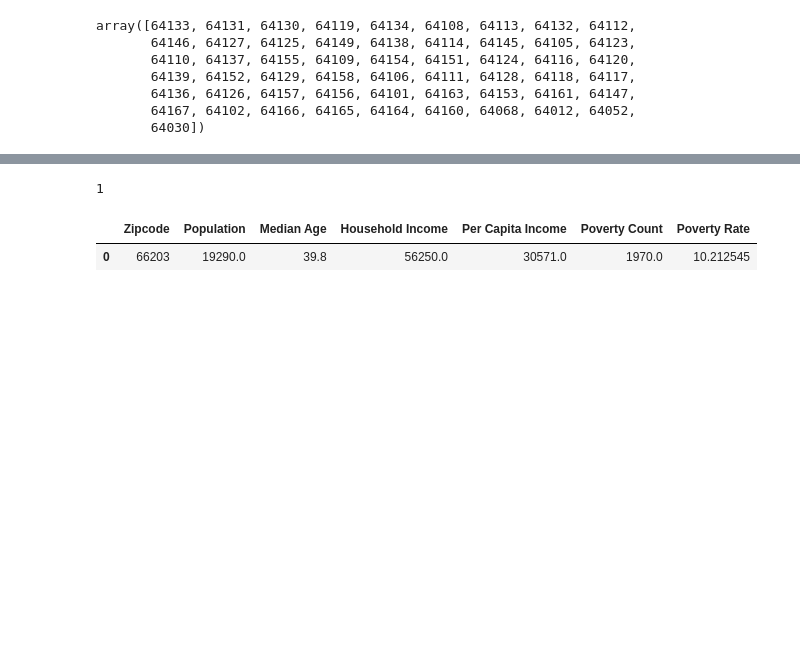
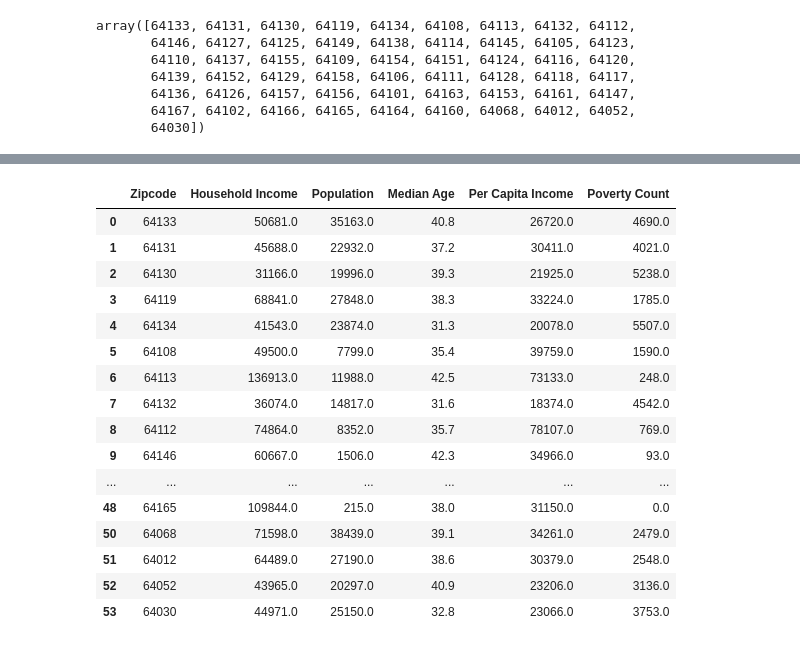
Before and after one commit to kristanlpruett/Project-1-KU-EDW-DATA, a Jupyter notebook: 20200826 Jays attempt.ipynb, the cells around one changed output, grey strips where cells are left out. Drawn from its saved outputs; the diff is of its cells as text; code cells hidden in the pictures; blank space fills up the shorter version.

```diff
--- a/20200826 Jays attempt.ipynb
+++ b/20200826 Jays attempt.ipynb
@@ -35,3 +42,14 @@ array([64133, 64131, 64130, 64119, 64134, 64108, 64113, 64132, 64112,
        64136, 64126, 64157, 64156, 64101, 64163, 64153, 64161, 64147,
        64167, 64102, 64166, 64165, 64164, 64160, 64068, 64012, 64052,
        64030])
+# %%
+data = []
+for ea in zip_codes:
+    census_data = c.acs5.get(("NAME", "B19013_001E", "B01003_001E", "B01002_001E","B19301_001E","B17001_002E"), {'for': 'zip code tabulation area:'+str(ea)})
+    try:
+        data.append(census_data[0])
+    except:
+        next
+
+data = pd.DataFrame(data)
+data
@@ -38,30 +74,29 @@ array([64133, 64131, 64130, 64119, 64134, 64108, 64113, 64132, 64112,
 # %%
-
-census_data = c.acs5.get(("NAME", "B19013_001E", "B01003_001E", "B01002_001E","B19301_001E","B17001_002E"), {'for': 'zip code tabulation area:'+str(66203)})
-
-# Convert to DataFrame
-census_pd = pd.DataFrame(census_data)
-
 # Column Reordering
-census_pd = census_pd.rename(columns={"B01003_001E": "Population",
+data = data.rename(columns={"B01003_001E": "Population",
                                       "B01002_001E": "Median Age",
                                       "B19013_001E": "Household Income",
                                       "B19301_001E": "Per Capita Income",
                                       "B17001_002E": "Poverty Count",
                                       "NAME": "Name", "zip code tabulation area": "Zipcode"})
-
-# Add in Poverty Rate (Poverty Count / Population)
-census_pd["Poverty Rate"] = 100 * census_pd["Poverty Count"].astype(int) / census_pd["Population"].astype(int)
-
-# Final DataFrame
-census_pd = census_pd[["Zipcode", "Population", "Median Age", "Household Income",
-                       "Per Capita Income", "Poverty Count", "Poverty Rate"]]
-
-
-# Visualize
-print(len(census_pd))
-census_pd.head()
+data = data[['Zipcode','Household Income','Population','Median Age', 'Per Capita Income', 'Poverty Count']]
+data = data.loc[(data['Population']!=0) & (data['Household Income']!=-666666666.0)]
+data
 # %% [output]
-1
-|  | Zipcode | Population | Median Age | Household Income | Per Capita Income | Poverty Count | Poverty Rate |
-| 0 | 66203 | 19290.0 | 39.8 | 56250.0 | 30571.0 | 1970.0 | 10.212545 |
+|  | Zipcode | Household Income | Population | Median Age | Per Capita Income | Poverty Count |
+| 0 | 64133 | 50681.0 | 35163.0 | 40.8 | 26720.0 | 4690.0 |
+| 1 | 64131 | 45688.0 | 22932.0 | 37.2 | 30411.0 | 4021.0 |
+| 2 | 64130 | 31166.0 | 19996.0 | 39.3 | 21925.0 | 5238.0 |
+| 3 | 64119 | 68841.0 | 27848.0 | 38.3 | 33224.0 | 1785.0 |
+| 4 | 64134 | 41543.0 | 23874.0 | 31.3 | 20078.0 | 5507.0 |
+| 5 | 64108 | 49500.0 | 7799.0 | 35.4 | 39759.0 | 1590.0 |
+| 6 | 64113 | 136913.0 | 11988.0 | 42.5 | 73133.0 | 248.0 |
+| 7 | 64132 | 36074.0 | 14817.0 | 31.6 | 18374.0 | 4542.0 |
+| 8 | 64112 | 74864.0 | 8352.0 | 35.7 | 78107.0 | 769.0 |
+| 9 | 64146 | 60667.0 | 1506.0 | 42.3 | 34966.0 | 93.0 |
+| ... | ... | ... | ... | ... | ... | ... |
+| 48 | 64165 | 109844.0 | 215.0 | 38.0 | 31150.0 | 0.0 |
+| 50 | 64068 | 71598.0 | 38439.0 | 39.1 | 34261.0 | 2479.0 |
+| 51 | 64012 | 64489.0 | 27190.0 | 38.6 | 30379.0 | 2548.0 |
+| 52 | 64052 | 43965.0 | 20297.0 | 40.9 | 23206.0 | 3136.0 |
+| 53 | 64030 | 44971.0 | 25150.0 | 32.8 | 23066.0 | 3753.0 |
```
Also changed, not shown: parts of 2 cells of this notebook.
